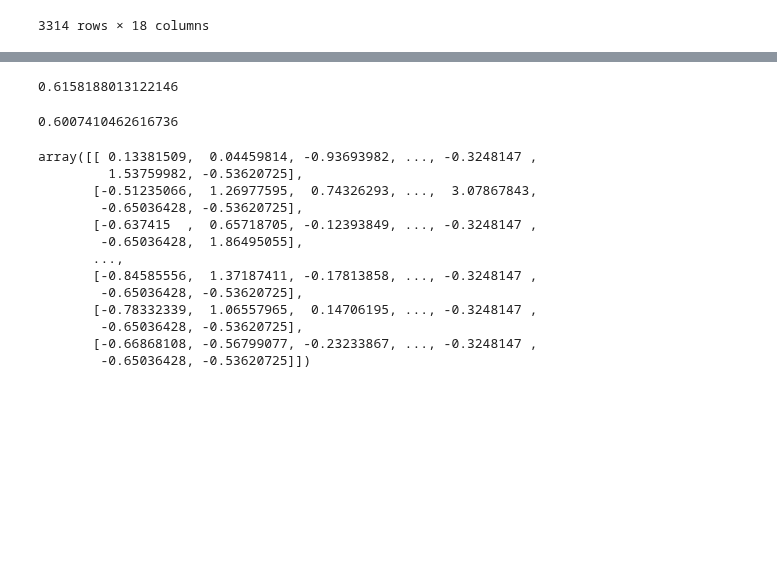
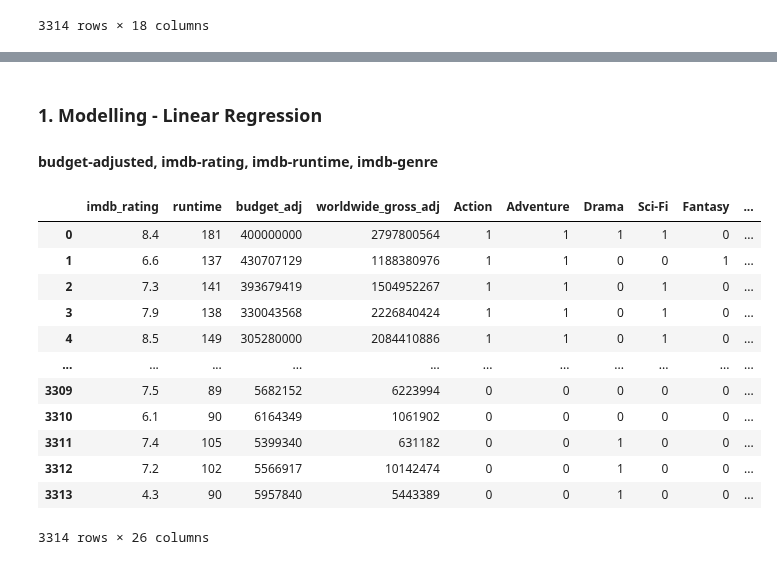
Before and after one commit to lmbauyeung/Final_Project, a Jupyter notebook: Modelling.ipynb, the cells around one changed output, grey strips where cells are left out. Cells and saved outputs as stored; diff of their text form; code cells hidden in the pictures; blank space fills up the shorter version.

```diff
--- a/Modelling.ipynb
+++ b/Modelling.ipynb
@@ -239,26 +130,0 @@ y_pred = model.predict(X_test_scaled)
-# %%
-R2 = r2_score(y_test, y_pred)
-R2
-# %% [output]
-0.6158188013122146
-# %%
-Adj_R2 = 1-((1-R2)*(len(y_test)-1)/((len(y_test)-X_test.shape[1]-1)))
-Adj_R2
-# %% [output]
-0.6007410462616736
-# %%
-X_test_scaled
-# %% [output]
-array([[ 0.13381509,  0.04459814, -0.93693982, ..., -0.3248147 ,
-         1.53759982, -0.53620725],
-       [-0.51235066,  1.26977595,  0.74326293, ...,  3.07867843,
-        -0.65036428, -0.53620725],
-       [-0.637415  ,  0.65718705, -0.12393849, ..., -0.3248147 ,
-        -0.65036428,  1.86495055],
-       ...,
-       [-0.84585556,  1.37187411, -0.17813858, ..., -0.3248147 ,
-        -0.65036428, -0.53620725],
-       [-0.78332339,  1.06557965,  0.14706195, ..., -0.3248147 ,
-        -0.65036428, -0.53620725],
-       [-0.66868108, -0.56799077, -0.23233867, ..., -0.3248147 ,
-        -0.65036428, -0.53620725]])
@@ -264,0 +171,20 @@ array([[ 0.13381509,  0.04459814, -0.93693982, ..., -0.3248147 ,
+# %% [markdown]
+### 1. Modelling - Linear Regression
+#### budget-adjusted, imdb-rating, imdb-runtime, imdb-genre
+# %%
+model1_df.drop(['genre', 'budget', 'worldwide_gross'], axis=1, inplace=True)
+model1_df
+# %% [output]
+|  | imdb_rating | runtime | budget_adj | worldwide_gross_adj | Action | Adventure | Drama | Sci-Fi | Fantasy | ... |
+| 0 | 8.4 | 181 | 400000000 | 2797800564 | 1 | 1 | 1 | 1 | 0 | ... |
+| 1 | 6.6 | 137 | 430707129 | 1188380976 | 1 | 1 | 0 | 0 | 1 | ... |
+| 2 | 7.3 | 141 | 393679419 | 1504952267 | 1 | 1 | 0 | 1 | 0 | ... |
+| 3 | 7.9 | 138 | 330043568 | 2226840424 | 1 | 1 | 0 | 1 | 0 | ... |
+| 4 | 8.5 | 149 | 305280000 | 2084410886 | 1 | 1 | 0 | 1 | 0 | ... |
+| ... | ... | ... | ... | ... | ... | ... | ... | ... | ... | ... |
+| 3309 | 7.5 | 89 | 5682152 | 6223994 | 0 | 0 | 0 | 0 | 0 | ... |
+| 3310 | 6.1 | 90 | 6164349 | 1061902 | 0 | 0 | 0 | 0 | 0 | ... |
+| 3311 | 7.4 | 105 | 5399340 | 631182 | 0 | 0 | 1 | 0 | 0 | ... |
+| 3312 | 7.2 | 102 | 5566917 | 10142474 | 0 | 0 | 1 | 0 | 0 | ... |
+| 3313 | 4.3 | 90 | 5957840 | 5443389 | 0 | 0 | 1 | 0 | 0 | ... |
+3314 rows × 26 columns
```
Also changed, not shown: parts of 48 cells of this notebook, 2 other files.
